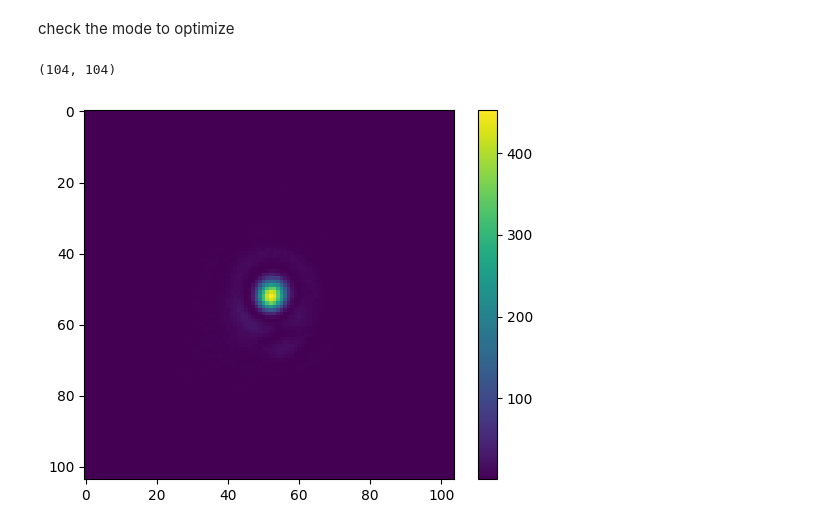
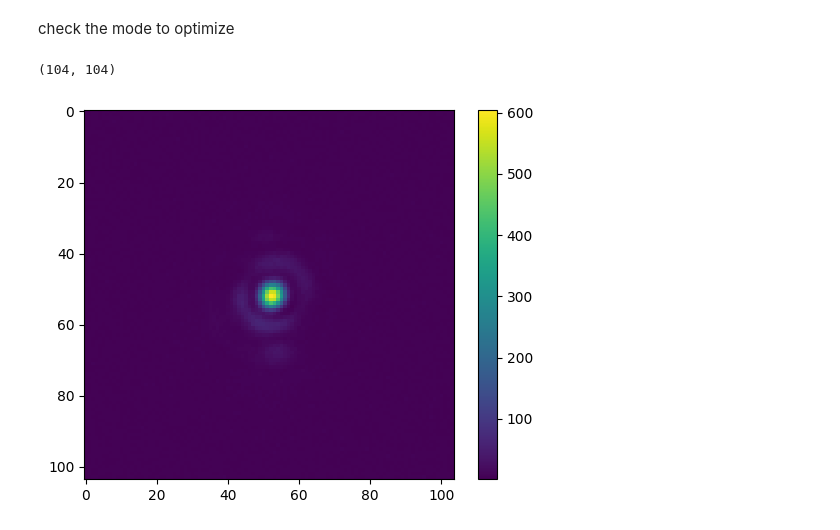
Before and after one commit to alextavern/slmoptim, a Jupyter notebook: notebooks/optimize_aberrations.ipynb, the cells around one changed output. Drawn from its saved outputs; the diff is of its cells as text; code cells hidden in the pictures.

```diff
--- a/notebooks/optimize_aberrations.ipynb
+++ b/notebooks/optimize_aberrations.ipynb
@@ -20,17 +20,15 @@ ImportError: The wxPython module is required to run this program.
 # %%
 # Define observation window on camera
 roi_size = 100
-off = (10, -47 )
+off = (40, 5 )
 
 # Define camera macropixel, this is defined by the measured speckel grain
 bins = 1
 
 # Define camera acquisition parameters
-exposure_time = 10
+exposure_time = 150
 gain = 1
 timeout= 100
-
-# init.close_cam()
 # %% [markdown]
 ### Initialize experiment
 #### camera and slm
@@ -47,10 +43,13 @@ check the mode to optimize
 # %%
 frame = camera.get_pending_frame_or_null()
 frame = np.copy(frame.image_buffer)
 plt.imshow(frame)
 plt.colorbar()
 
 print(frame.shape)
+
+init.close_cam()
+#
 # %% [output]
 (104, 104)
-[figure, old version]
+[figure, new version]
```
Also changed, not shown: parts of 27 cells of this notebook, 11 other files.
